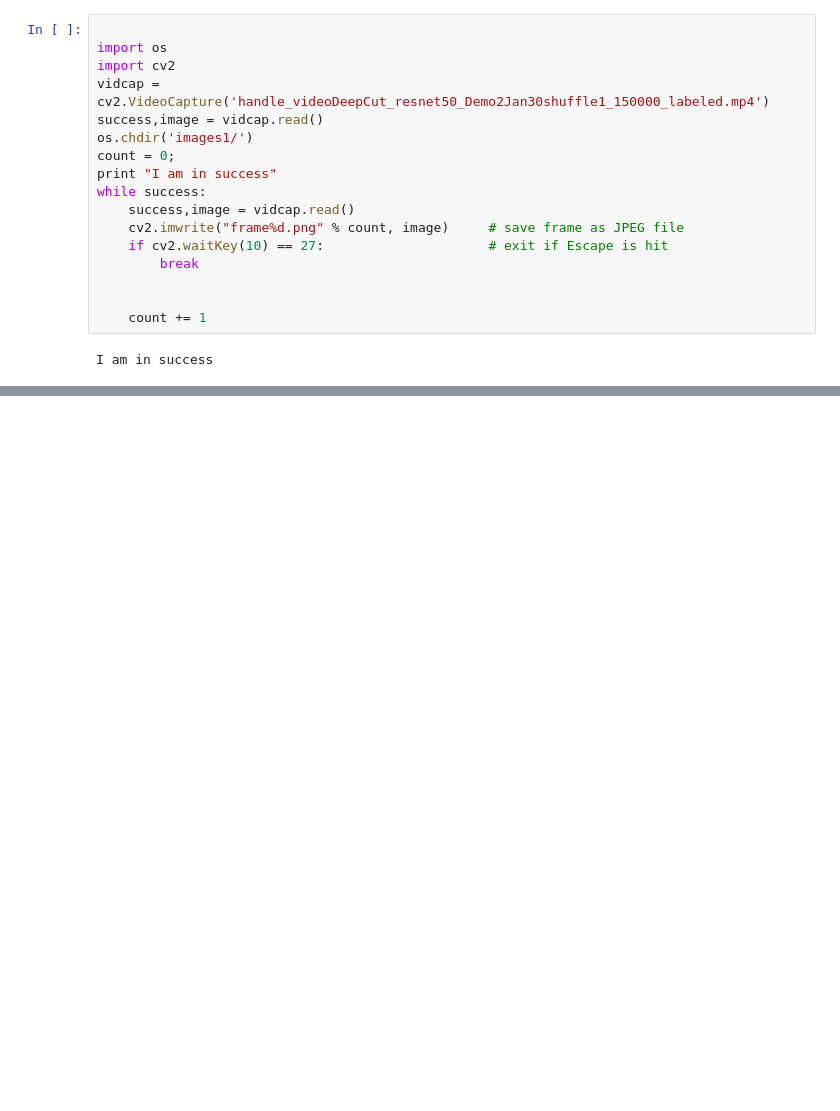
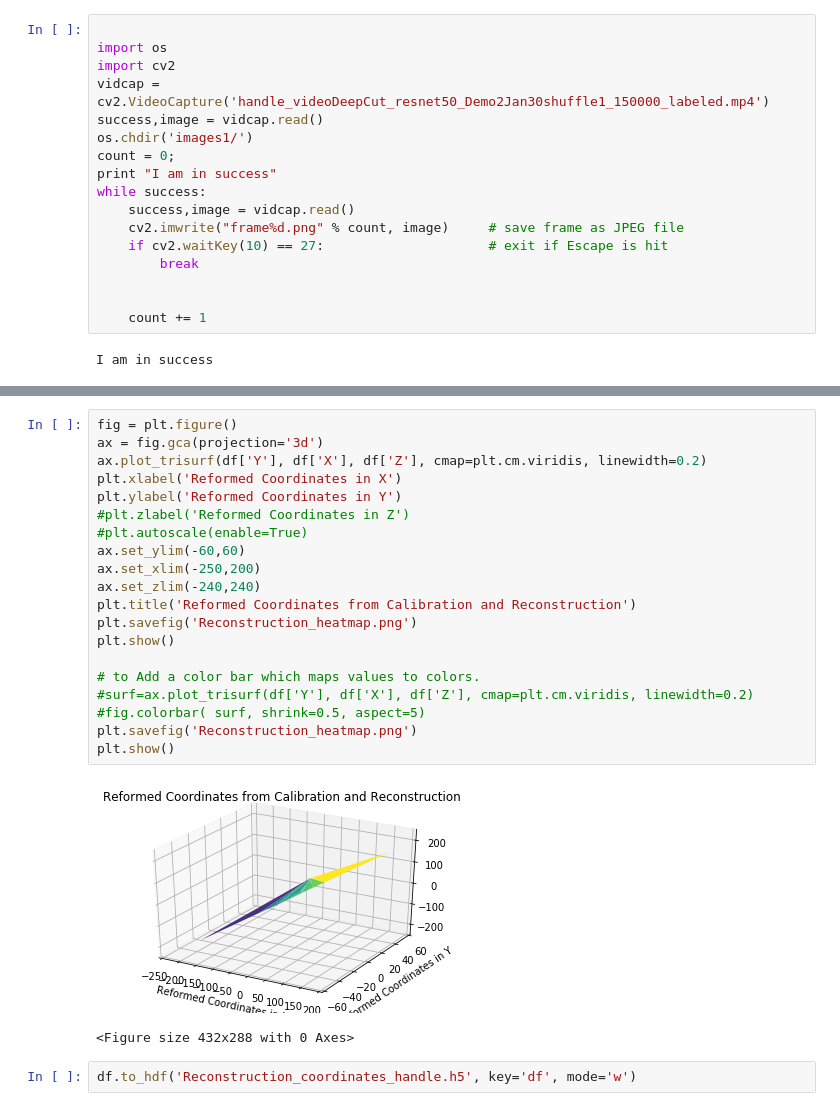
Before and after one commit to brettthepunk/ImageReconstruction, a Jupyter notebook: Experiments.ipynb, the cells around one changed output, grey strips where cells are left out. Saved outputs shown, nothing was run; the diff lists cells and outputs as text; blank space fills up the shorter version.

```diff
--- a/Experiments.ipynb
+++ b/Experiments.ipynb
@@ -112,0 +396,25 @@ I am in success
+# %%
+fig = plt.figure()
+ax = fig.gca(projection='3d')
+ax.plot_trisurf(df['Y'], df['X'], df['Z'], cmap=plt.cm.viridis, linewidth=0.2)
+plt.xlabel('Reformed Coordinates in X')
+plt.ylabel('Reformed Coordinates in Y')
+#plt.zlabel('Reformed Coordinates in Z')
+#plt.autoscale(enable=True)
+ax.set_ylim(-60,60)
+ax.set_xlim(-250,200)
+ax.set_zlim(-240,240)
+plt.title('Reformed Coordinates from Calibration and Reconstruction')
+plt.savefig('Reconstruction_heatmap.png')
+plt.show()
+
+# to Add a color bar which maps values to colors.
+#surf=ax.plot_trisurf(df['Y'], df['X'], df['Z'], cmap=plt.cm.viridis, linewidth=0.2)
+#fig.colorbar( surf, shrink=0.5, aspect=5)
+plt.savefig('Reconstruction_heatmap.png')
+plt.show()
+# %% [output]
+[figure, added]
+<Figure size 432x288 with 0 Axes>
+# %%
+df.to_hdf('Reconstruction_coordinates_handle.h5', key='df', mode='w')
```
Also changed, not shown: parts of 22 cells of this notebook.
